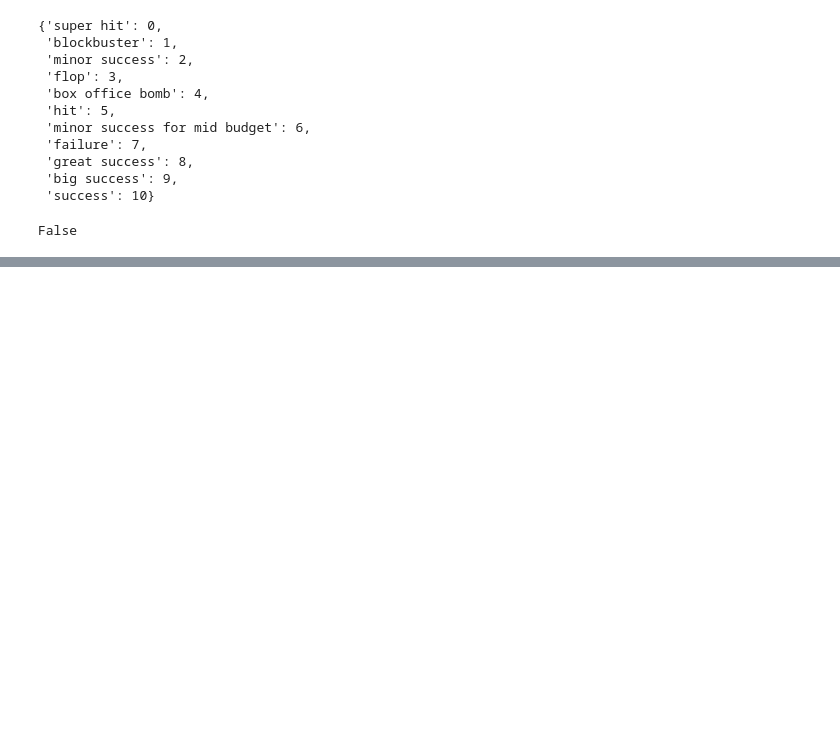
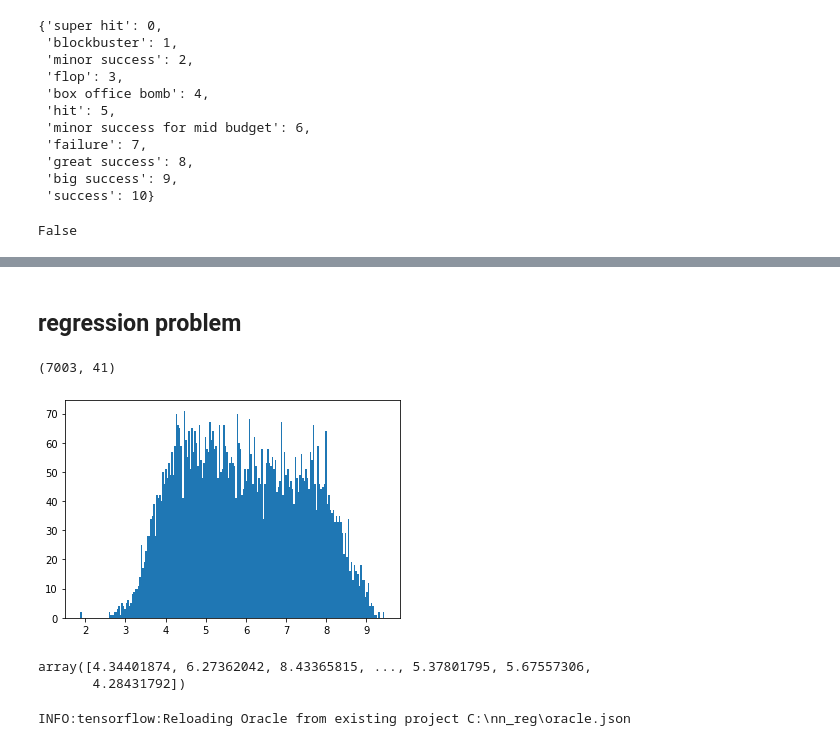
Before and after one commit to Ali-Setareh/Machine-learning-in-physics-Project, a Jupyter notebook: phase 3 - Neural Network/bining_data.ipynb, the cells around one changed output, grey strips where cells are left out. Drawn from its saved outputs; the diff is of its cells as text; code cells hidden in the pictures; blank space fills up the shorter version.

```diff
--- a/phase 3 - Neural Network/bining_data.ipynb
+++ b/phase 3 - Neural Network/bining_data.ipynb
@@ -600,0 +704,45 @@ plt.show()
+# %% [markdown]
+## regression problem
+# %%
+df=pd.read_csv('C:/Users/alise/Dropbox/Programming/Machine learning in physics- 2021/Project/Success in movies/Machine-learning-in-physics-Project/Phase 1-Data Collection/Data/final data set.csv',index_col=0)
+df.drop(['additive Producer(s) rank',
+'additive Director(s) rank',
+'additive Writer(s) rank',
+'additive Stars rank','IMDB ID',
+'additive Distributor rank','IMDB score','IMDB votes',
+'Mojo ID','Opening ($)','In Realease (Days)',
+'Widest Release','Metascore','User',
+'Critic','Running time (min)'],axis=1,inplace=True)
+
+#df.fillna(df.mean(),inplace=True)
+
+df.drop('Year',axis=1,inplace=True)
+language=[]
+country=[]
+for item in df.columns:
+    if item.split()[0]=='language':
+        language.append(item)
+    if item.split()[0]=='country':
+        country.append(item)
+
+df.drop(country,axis=1,inplace=True)
+df.drop(language,axis=1,inplace=True)
+df.drop(['Writer(s) rank','Producer(s) rank','Budget'],axis=1,inplace=True)
+df.dropna(inplace=True)
+
+
+X=df.drop(['Domestic Gross ($)','Worldwide Gross ($)'],axis=1).to_numpy()
+Y=df['Worldwide Gross ($)'].to_numpy()
+scaler=MinMaxScaler()
+X=scaler.fit_transform(X)
+X,Y=shuffle(X,Y)
+Y=np.log10(Y)
+# %%
+X.shape
+# %% [output]
+(7003, 41)
+# %%
+plt.hist(Y,bins=200)
+plt.show()
+# %% [output]
+[figure, added]
@@ -601,3 +751,8 @@ plt.show()
+# %%
+Y_train
+# %% [output]
+array([4.34401874, 6.27362042, 8.43365815, ..., 5.37801795, 5.67557306,
+       4.28431792])
 # %%
 import kerastuner as kt
 
@@ -626,0 +782,9 @@ x,y=np.unique(Y,return_counts=True)
+# %%
+tuner = kt.Hyperband(model_builder,
+                     objective='val_loss',
+                     max_epochs=10,
+                     factor=3,
+                     directory=os.path.normpath('C:/'),
+                     project_name='nn_reg')
+# %% [output]
+INFO:tensorflow:Reloading Oracle from existing project C:\nn_reg\oracle.json
```
Also changed, not shown: parts of 28 cells of this notebook, 5 other files.
